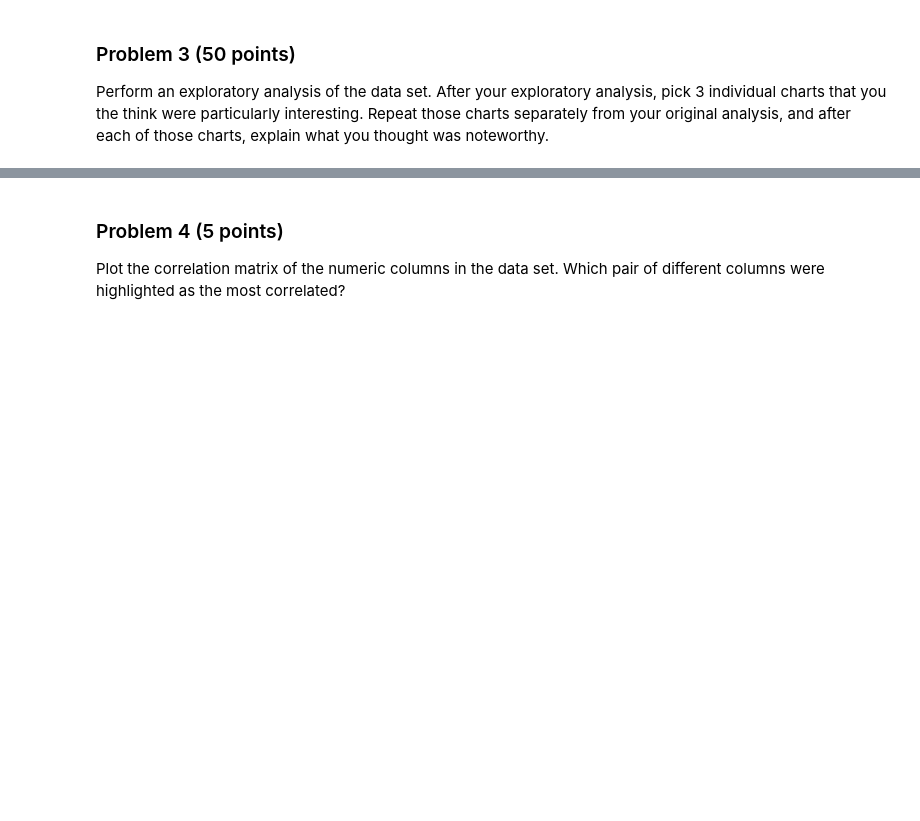
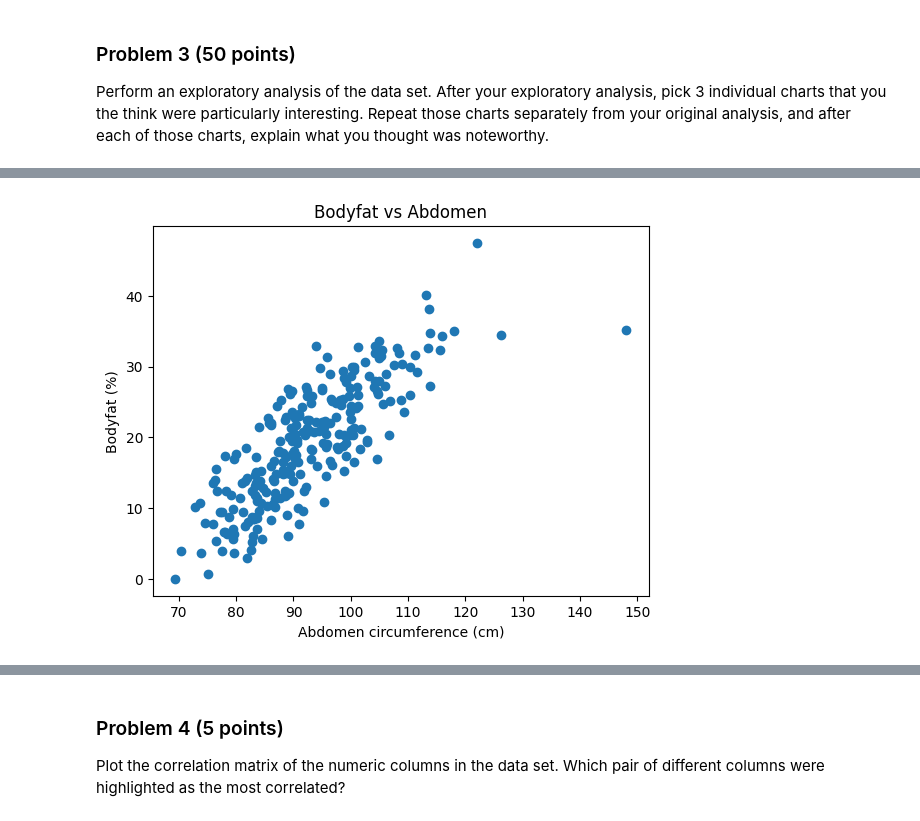
Before and after one commit to nmaldon1/dx602-final-project, a Jupyter notebook: project.ipynb, the cells around one changed output, grey strips where cells are left out. Saved outputs shown, nothing was run; the diff lists cells and outputs as text; code cells hidden in the pictures; blank space fills up the shorter version.

```diff
--- a/project.ipynb
+++ b/project.ipynb
@@ -130,0 +229,8 @@ YOUR ANSWERS HERE
+# %%
+plt.scatter(df["Abdomen"], df["target"])
+plt.xlabel("Abdomen circumference (cm)")
+plt.ylabel("Bodyfat (%)")
+plt.title("Bodyfat vs Abdomen")
+plt.show()
+# %% [output]
+[figure, added]
```
Also changed, not shown: parts of 40 cells of this notebook.
